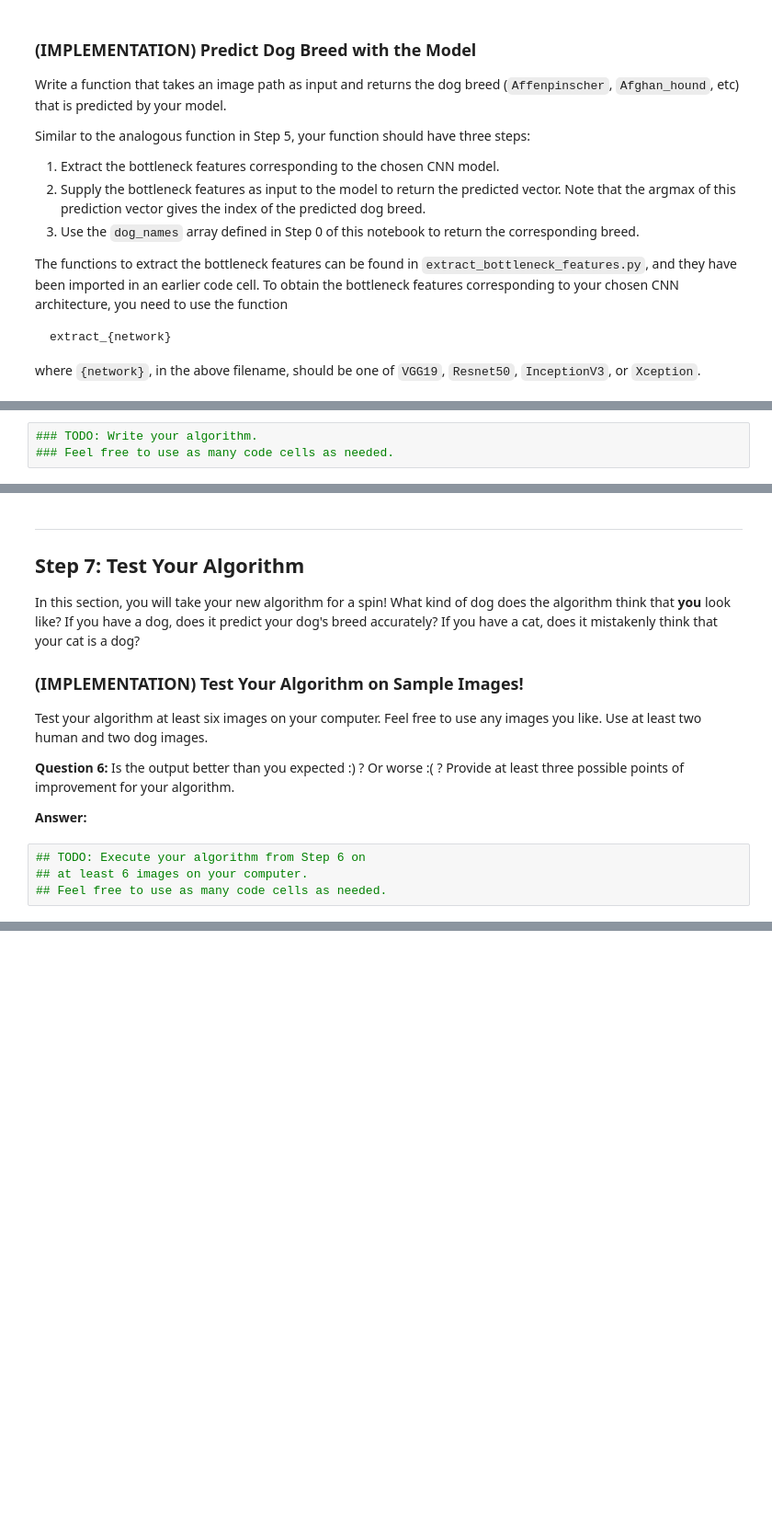
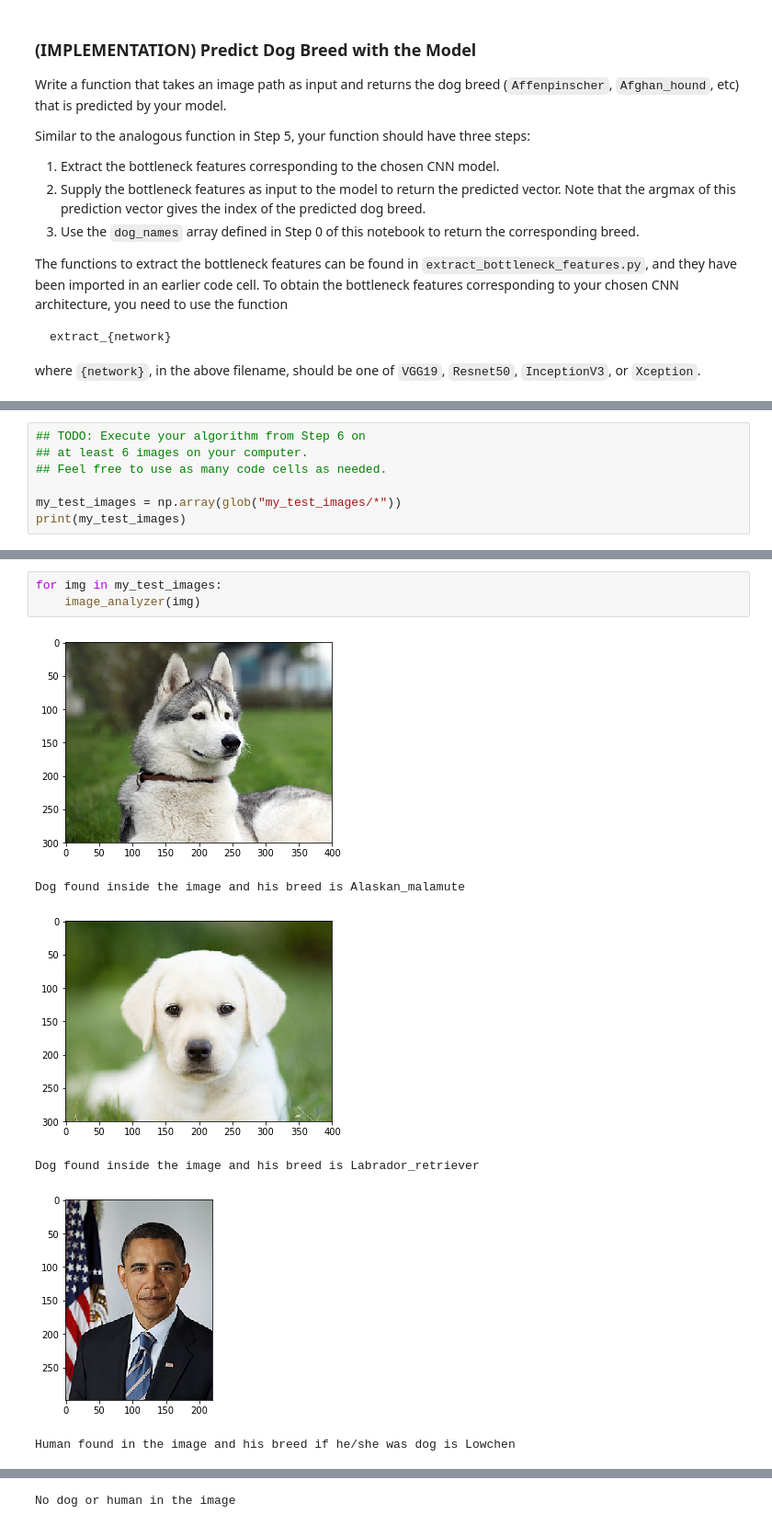
Before and after one commit to nyo16/dog-project, a Jupyter notebook: dog_app.ipynb, the cells around one changed output, grey strips where cells are left out. Shown at 92% size. Cells and saved outputs as stored; diff of their text form; blank space fills up the shorter version.

```diff
--- a/dog_app.ipynb
+++ b/dog_app.ipynb
@@ -765,3 +867,7 @@ Some sample output for our algorithm is provided below, but feel free to design
 # %%
-### TODO: Write your algorithm.
-### Feel free to use as many code cells as needed.
+## TODO: Execute your algorithm from Step 6 on
+## at least 6 images on your computer.
+## Feel free to use as many code cells as needed.
+
+my_test_images = np.array(glob("my_test_images/*"))
+print(my_test_images)
@@ -768,18 +880,10 @@ Some sample output for our algorithm is provided below, but feel free to design
-# %% [markdown]
----
-<a id='step7'></a>
-## Step 7: Test Your Algorithm
-
-In this section, you will take your new algorithm for a spin!  What kind of dog does the algorithm think that __you__ look like?  If you have a dog, does it predict your dog's breed accurately?  If you have a cat, does it mistakenly think that your cat is a dog?
-
-### (IMPLEMENTATION) Test Your Algorithm on Sample Images!
-
-Test your algorithm at least six images on your computer.  Feel free to use any images you like.  Use at least two human and two dog images.
-
-__Question 6:__ Is the output better than you expected :) ?  Or worse :( ?  Provide at least three possible points of improvement for your algorithm.
-
-__Answer:__
-# %%
-## TODO: Execute your algorithm from Step 6 on
-## at least 6 images on your computer.
-## Feel free to use as many code cells as needed.
+# %%
+for img in my_test_images:
+    image_analyzer(img)
+# %% [output]
+[figure, added]
+Dog found inside the image and his breed is Alaskan_malamute
+[figure, added]
+Dog found inside the image and his breed is Labrador_retriever
+[figure, added]
+Human found in the image and his breed if he/she was dog is Lowchen
@@ -785,0 +891 @@ __Answer:__
+No dog or human in the image
```
Also changed, not shown: parts of 17 cells of this notebook, 10 other files.
